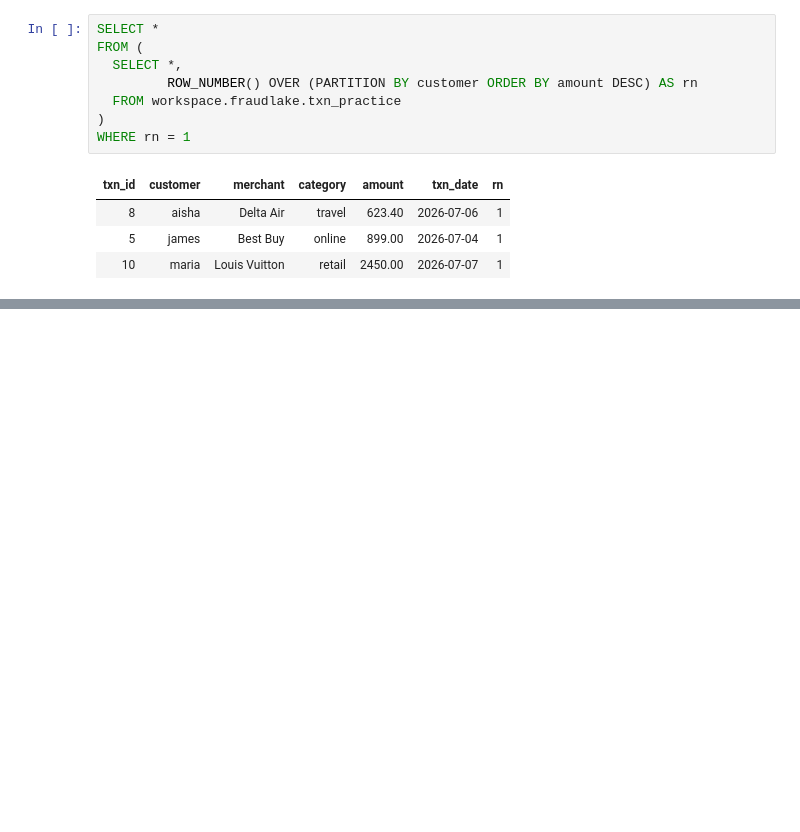
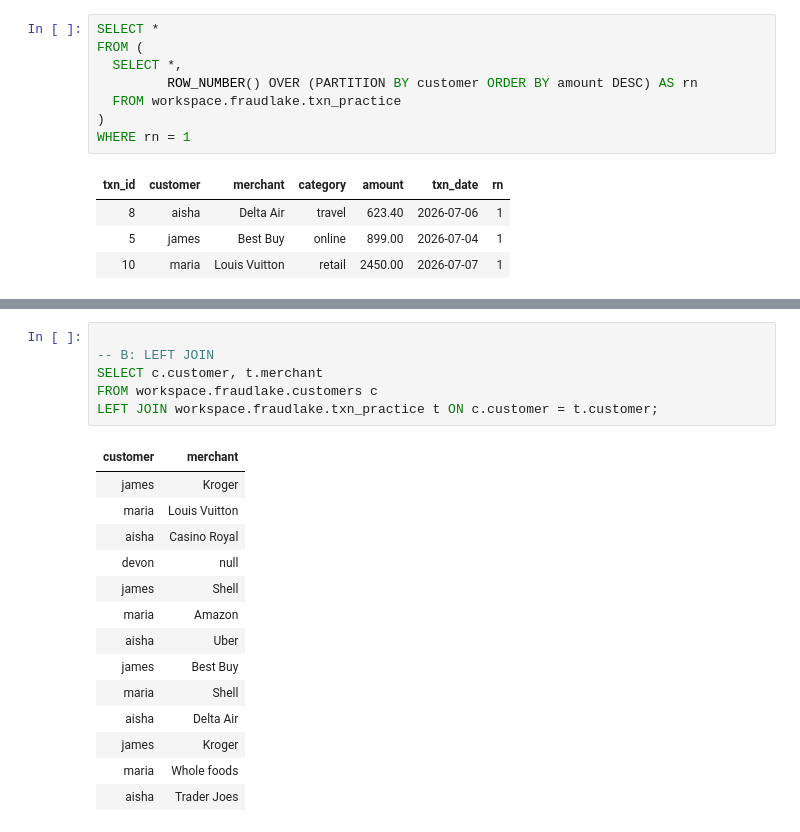
Before and after one commit to chakravarthinagabhyru69-art/Fraud-Lakehouse, a Jupyter notebook: 01_sql_practice.ipynb, the cells around one changed output, grey strips where cells are left out. Cells and saved outputs as stored; diff of their text form; blank space fills up the shorter version.

```diff
--- a/01_sql_practice.ipynb
+++ b/01_sql_practice.ipynb
@@ -115,0 +168,21 @@ WHERE rn = 1
+# %%
+
+-- B: LEFT JOIN
+SELECT c.customer, t.merchant
+FROM workspace.fraudlake.customers c
+LEFT JOIN workspace.fraudlake.txn_practice t ON c.customer = t.customer;
+# %% [output]
+| customer | merchant |
+| james | Kroger |
+| maria | Louis Vuitton |
+| aisha | Casino Royal |
+| devon | null |
+| james | Shell |
+| maria | Amazon |
+| aisha | Uber |
+| james | Best Buy |
+| maria | Shell |
+| aisha | Delta Air |
+| james | Kroger |
+| maria | Whole foods |
+| aisha | Trader Joes |
```
Also changed, not shown: parts of 8 cells of this notebook.
